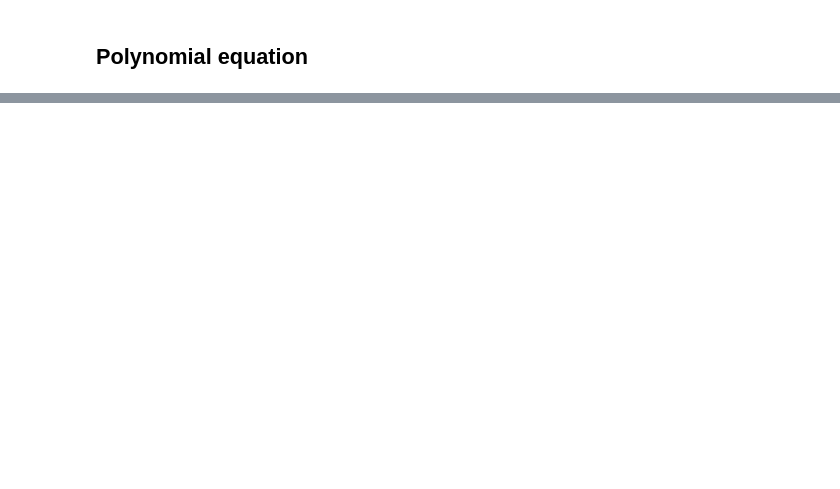
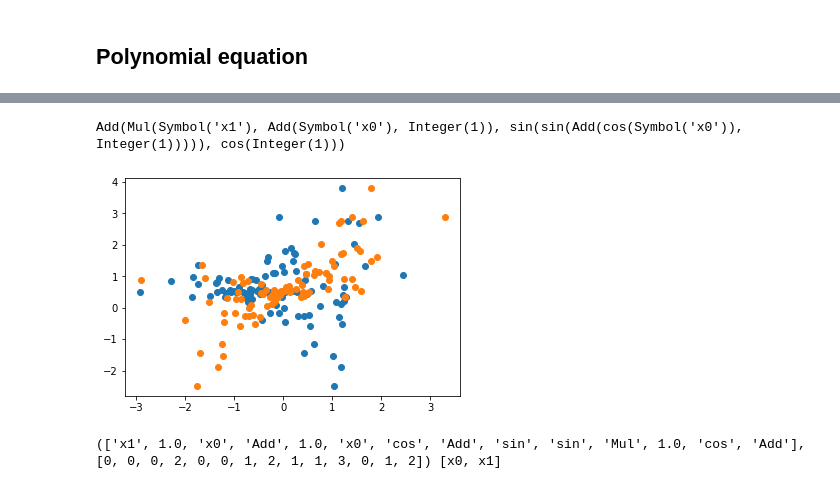
Before and after one commit to SchattenGenie/RoboScientist, a Jupyter notebook: examples/data_generation/generating_and_vizualizing_equations.ipynb, the cells around one changed output, grey strips where cells are left out. Cells and saved outputs as stored; diff of their text form; code cells hidden in the pictures; blank space fills up the shorter version.

```diff
--- a/examples/data_generation/generating_and_vizualizing_equations.ipynb
+++ b/examples/data_generation/generating_and_vizualizing_equations.ipynb
@@ -28,3 +55,20 @@ print(equation.func(x0=4), equation.postfix, equation.variables)
+# %%
+np.random.seed(1389)
+equation = datasets.generate_random_equation(nodes=15, n_variables=3, max_degree=2)
+equation
+# %% [output]
+Add(Mul(Symbol('x1'), Add(Symbol('x0'), Integer(1)), sin(sin(Add(cos(Symbol('x0')), Integer(1))))), cos(Integer(1)))
+# %%
+X = np.random.randn(100, len(equation.variables))
+y = equation(X)
+# %%
+plt.scatter(X[:, 0], y); plt.scatter(X[:, 1], y);
+# %% [output]
+[figure, added]
+# %%
+print(equation.postfix, equation.variables)
+# %% [output]
+(['x1', 1.0, 'x0', 'Add', 1.0, 'x0', 'cos', 'Add', 'sin', 'sin', 'Mul', 1.0, 'cos', 'Add'], [0, 0, 0, 2, 0, 0, 1, 2, 1, 1, 3, 0, 1, 2]) [x0, x1]
 # %%
 D, _ = expr_to_tree(equation._expr)
 # %%
```
Also changed, not shown: parts of 46 cells of this notebook, 1 other file.
